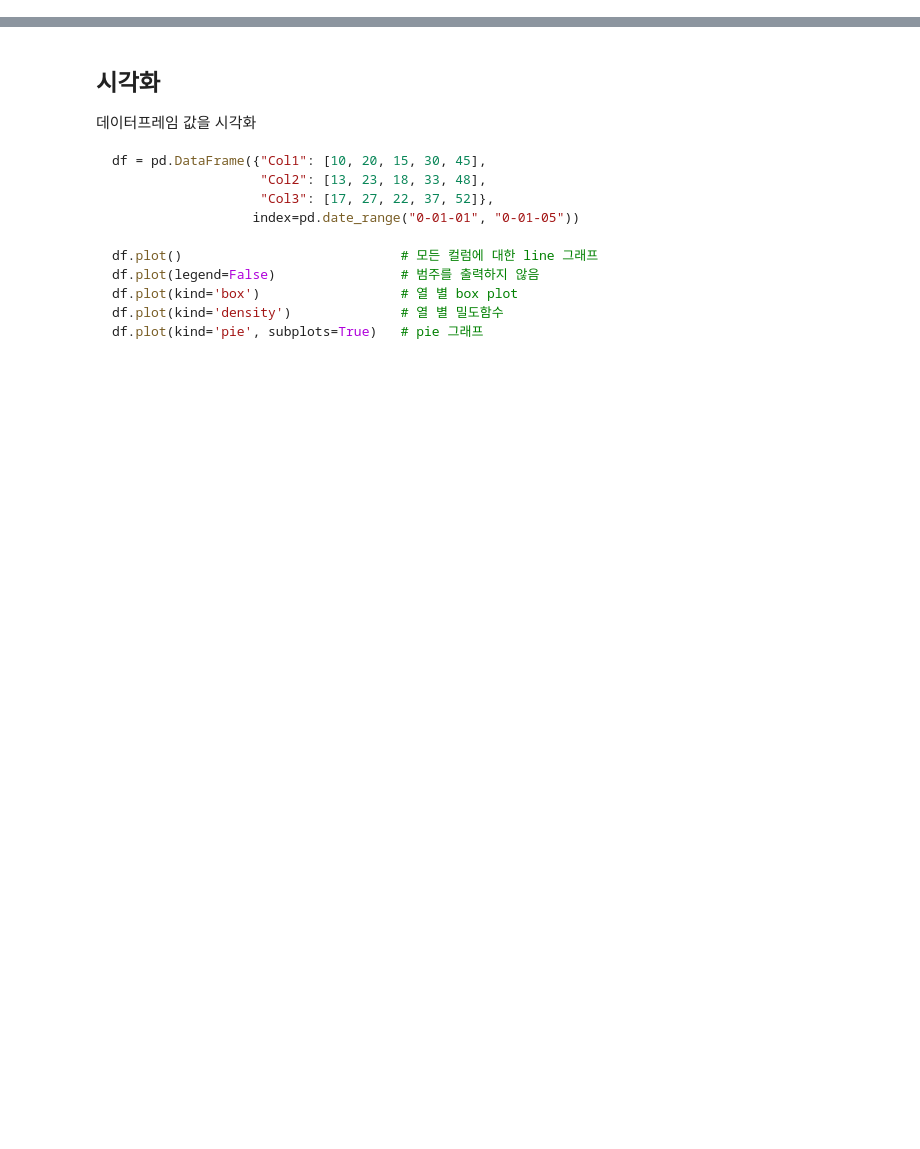
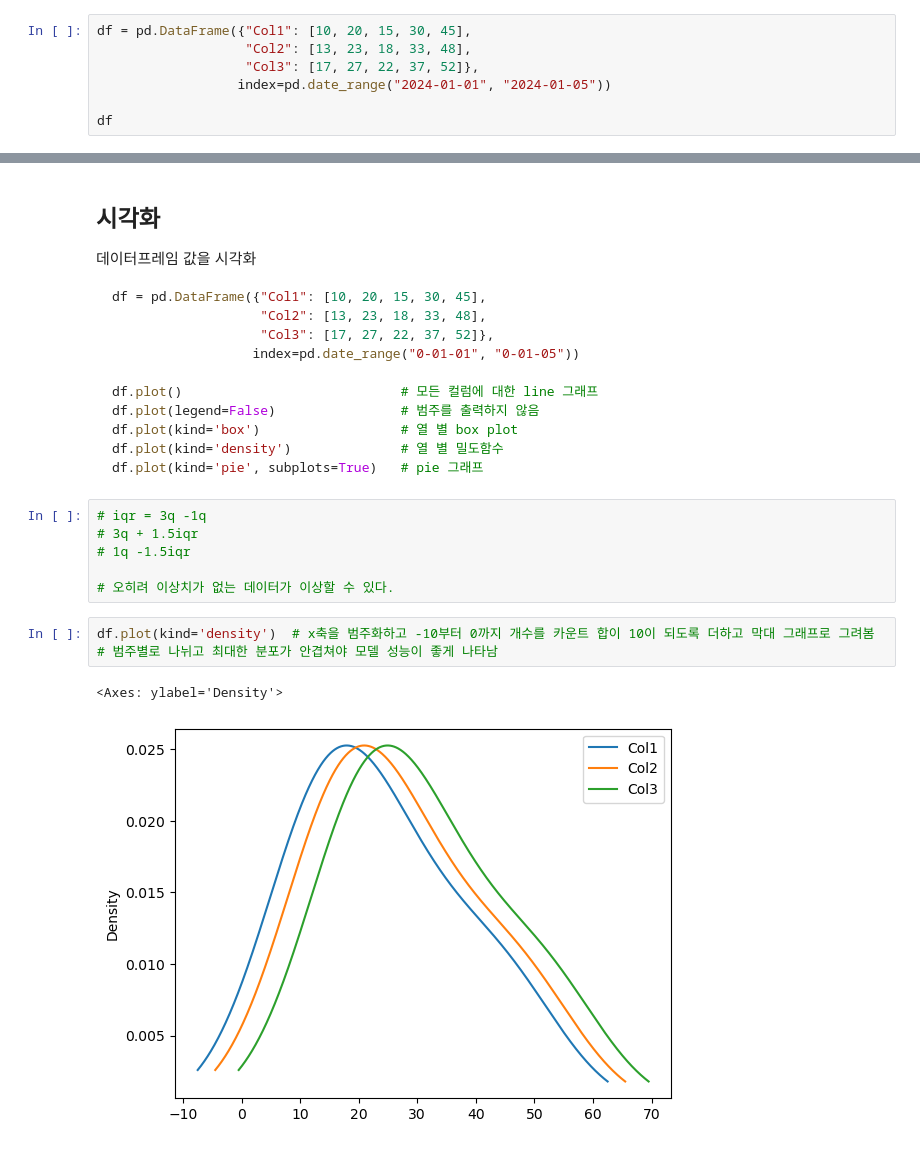
Before and after one commit to hwarange/qwer, a Jupyter notebook: day16_pandas.ipynb, the cells around one changed output, grey strips where cells are left out. Saved outputs shown, nothing was run; the diff lists cells and outputs as text; blank space fills up the shorter version.

````diff
--- a/day16_pandas.ipynb
+++ b/day16_pandas.ipynb
@@ -2034,3 +2047,10 @@ df.shift(periods=1, axis='columns') # 컬럼 한 칸 이동
 df.shift(periods=3, fill_value=0)   # 아래로 세 칸 이동 후 nan값을 0으로 채움
 df.shift(periods=3, freq='D')       # 3일 이동
 ```
+# %%
+df = pd.DataFrame({"Col1": [10, 20, 15, 30, 45],
+                   "Col2": [13, 23, 18, 33, 48],
+                   "Col3": [17, 27, 22, 37, 52]},
+                  index=pd.date_range("2024-01-01", "2024-01-05"))
+
+df
@@ -2089,3 +2194,15 @@ df.plot(kind='box')                  # 열 별 box plot
 df.plot(kind='density')              # 열 별 밀도함수
 df.plot(kind='pie', subplots=True)   # pie 그래프
 ```
+# %%
+# iqr = 3q -1q
+# 3q + 1.5iqr
+# 1q -1.5iqr
+
+# 오히려 이상치가 없는 데이터가 이상할 수 있다.
+# %%
+df.plot(kind='density')  # x축을 범주화하고 -10부터 0까지 개수를 카운트 합이 10이 되도록 더하고 막대 그래프로 그려봄
+# 범주별로 나뉘고 최대한 분포가 안겹쳐야 모델 성능이 좋게 나타남
+# %% [output]
+<Axes: ylabel='Density'>
+[figure, added]
````
Also changed, not shown: parts of 13 cells of this notebook, 1 other file.
